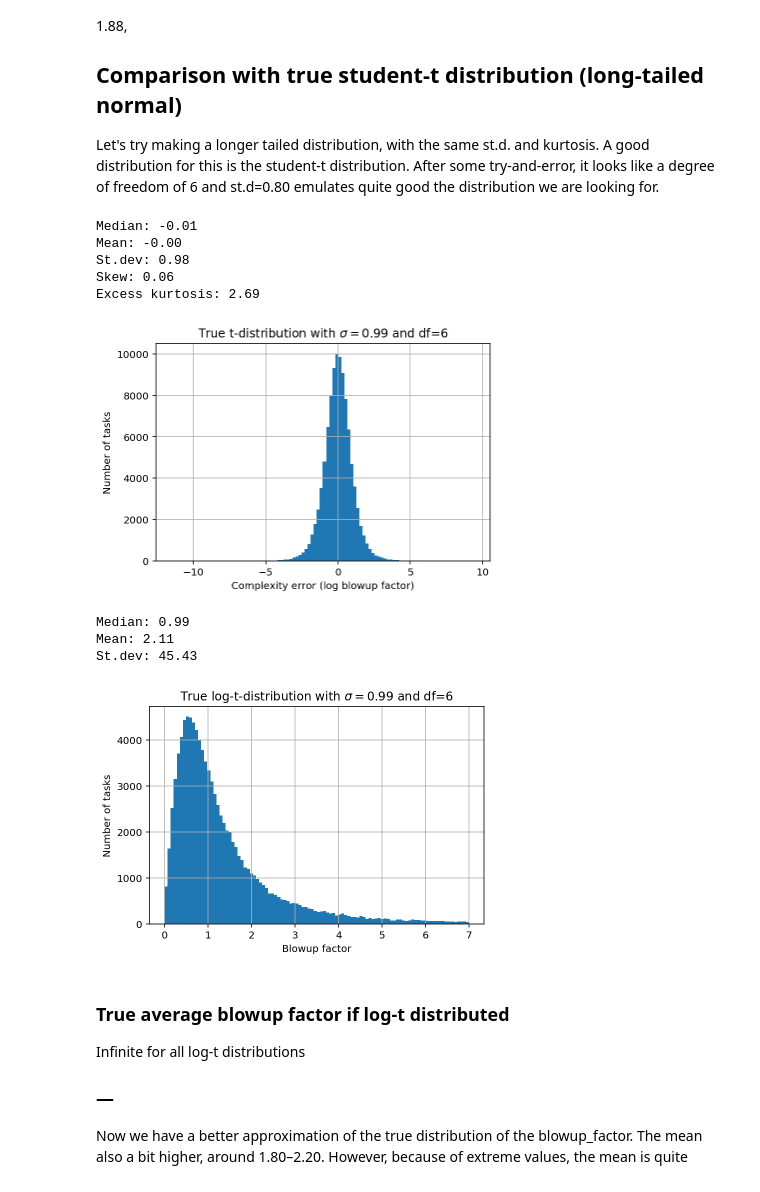
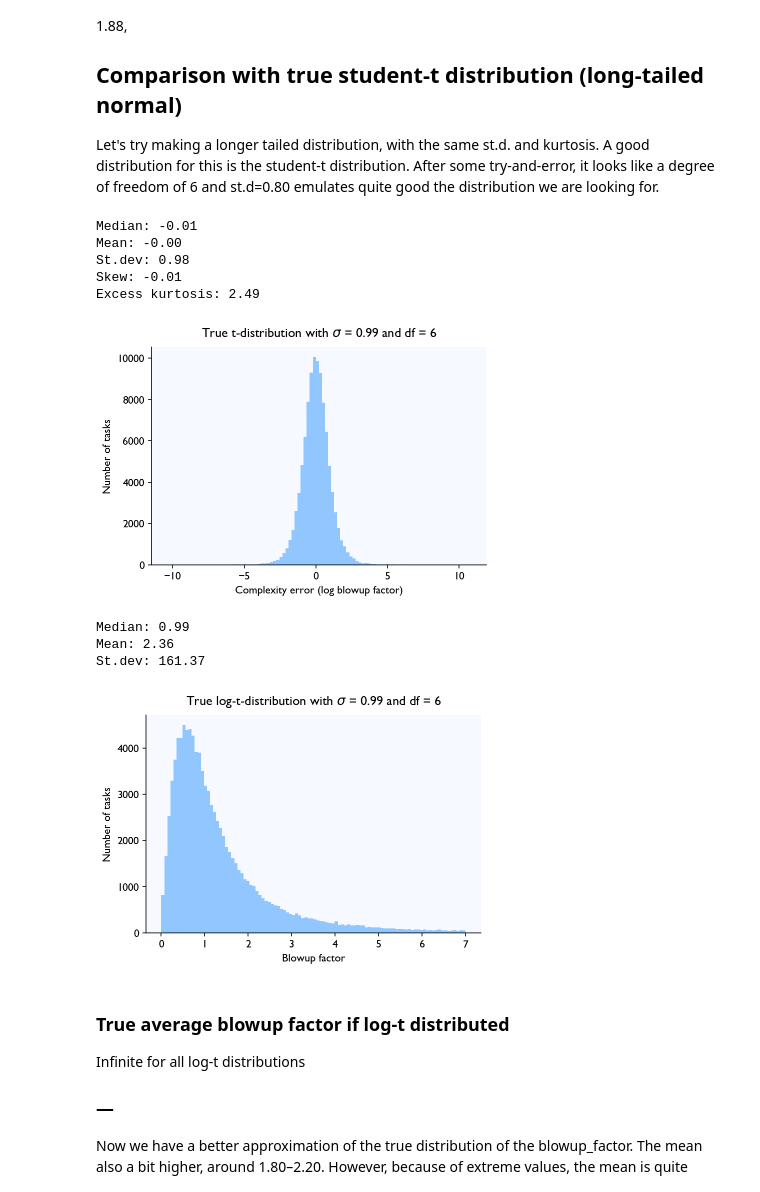
Before and after one commit to jontingvold/datascience-projects, a Jupyter notebook: Insights - Why software projects take longer than you think/Why software projects take longer than you think.ipynb, the cells around one changed output. Cells and saved outputs as stored; diff of their text form; code cells hidden in the pictures.

```diff
--- a/Insights - Why software projects take longer than you think/Why software projects take longer than you think.ipynb
+++ b/Insights - Why software projects take longer than you think/Why software projects take longer than you think.ipynb
@@ -38,8 +38,12 @@ import pandas as pd
 import matplotlib.pyplot as plt
 from matplotlib.ticker import ScalarFormatter
 import scipy.stats as st
+from IPython.display import HTML, Image, Video, Markdown
+
+# Matplotlib style sheet
 %config InlineBackend.figure_format = 'retina'
-from IPython.display import HTML, Image, Video, Markdown
+plt.style.use('seaborn-pastel')
+plt.style.use('jont')
 # %% [markdown]
 ## Dataset
 # %%
@@ -289,8 +293,8 @@ std = 0.80
 s = mean + std*np.random.standard_t(df=6, size=100000)
 # %%
 df = pd.Series(s)
-fig = df.hist(bins=100)
-fig.set_title('True t-distribution with $\sigma=0.99$ and df=6')
+fig = df.hist(bins=100, grid=False)
+fig.set_title('True t-distribution with $\sigma$ = 0.99 and df = 6')
 fig.set_xlabel('Complexity error (log blowup factor)')
 fig.set_ylabel('Number of tasks')
 
@@ -305,27 +309,27 @@ fig;
 Median: -0.01
 Mean: -0.00
 St.dev: 0.98
-Skew: 0.06
-Excess kurtosis: 2.69
+Skew: -0.01
+Excess kurtosis: 2.49
-[figure, old version]
+[figure, new version]
 # %%
 df = pd.Series(np.exp(s))
 
-fig = df[df<7].hist(bins=100)
-fig.set_title('True log-t-distribution with $\sigma=0.99$ and df=6')
+fig = df[df<7].hist(bins=100, grid=False)
+fig.set_title('True log-t-distribution with $\sigma$ = 0.99 and df = 6')
 fig.set_xlabel('Blowup factor')
 fig.set_ylabel('Number of tasks')
 
 print("Median: %.2f" % np.median(df))
 print("Mean: %.2f" % np.mean(df))
 print("St.dev: %.2f" % np.std(df))
 
 fig;
 # %% [output]
 Median: 0.99
-Mean: 2.11
-St.dev: 45.43
+Mean: 2.36
+St.dev: 161.37
-[figure, old version]
+[figure, new version]
 # %% [markdown]
 ### True average blowup factor if log-t distributed
 Infinite for all log-t distributions
```
Also changed, not shown: parts of 9 cells of this notebook, 21 other files.
